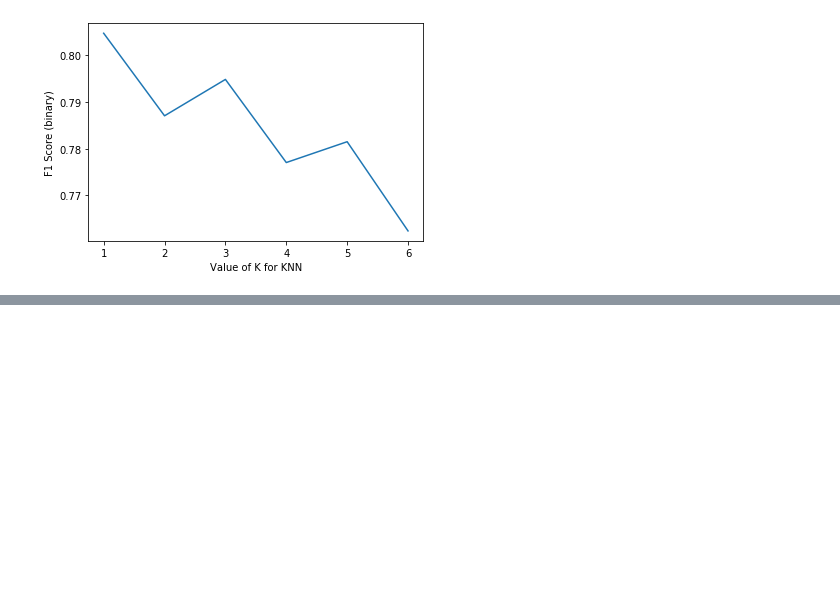
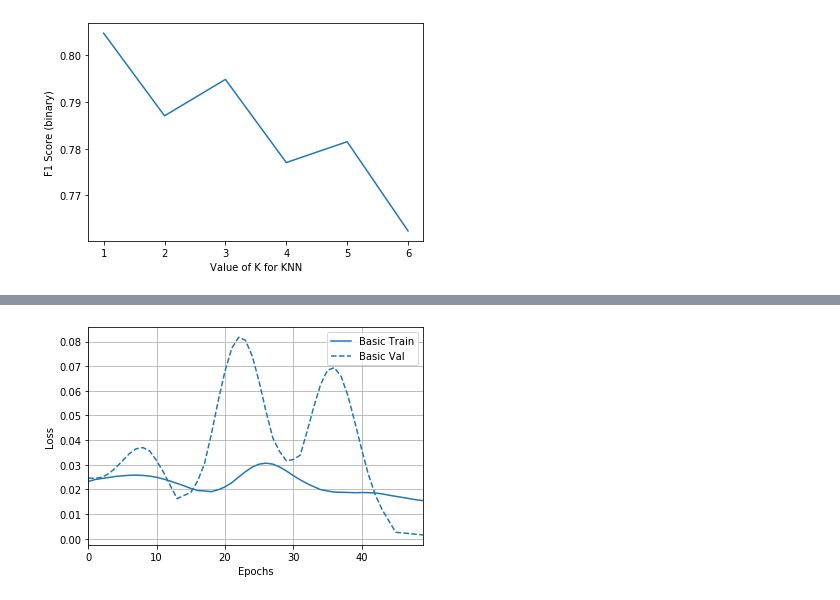
Before and after one commit to lizkalina/cs-7641-supervised-learning, a Jupyter notebook: supervised_learning_runner.ipynb, the cells around one changed output, grey strips where cells are left out. Cells and saved outputs as stored; diff of their text form; code cells hidden in the pictures; blank space fills up the shorter version.

```diff
--- a/supervised_learning_runner.ipynb
+++ b/supervised_learning_runner.ipynb
@@ -561,6 +583,6 @@ model.compile(optimizer='adam',
               loss='binary_crossentropy',
               metrics=['accuracy'])
 
-model.fit(X_train, y_train, epochs=50, batch_size=1)
+history = model.fit(X_train, y_train, epochs=50, batch_size=1, validation_split = 0.15, verbose=0)
 test_loss, test_acc = model.evaluate(X_test, y_test)
 # %% [output]
@@ -578,11 +589,0 @@ KeyboardInterrupt:
-# %%
-import tensorflow_docs as tfdocs
-import tensorflow_docs.plots
-import tensorflow_docs.modeling
-
-EPOCHS = 10
-
-history = model.fit(
-  X_train, y_train,
-  epochs=EPOCHS, validation_split = 0.2, verbose=0,
-  callbacks=[tfdocs.modeling.EpochDots()])
@@ -768,13 +603,0 @@ array([[ 0.09386683],
-# %%
-# https://www.tensorflow.org/tutorials/keras/regression
-
-import tensorflow_docs as tfdocs
-import tensorflow_docs.plots
-import tensorflow_docs.modeling
-
-EPOCHS = 500
-
-history = model.fit(
-  normed_train_data, train_labels,
-  epochs=EPOCHS, validation_split = 0.2, verbose=0,
-  callbacks=[tfdocs.modeling.EpochDots()])
@@ -819,0 +609,5 @@ _ = plt.ylabel("Count")
+# %%
+# Plot the learning curve for loss
+plotter.plot({'Basic': history}, metric = "loss")
+# %% [output]
+[figure, added]
```
Also changed, not shown: parts of 28 cells of this notebook, 1 other file.
